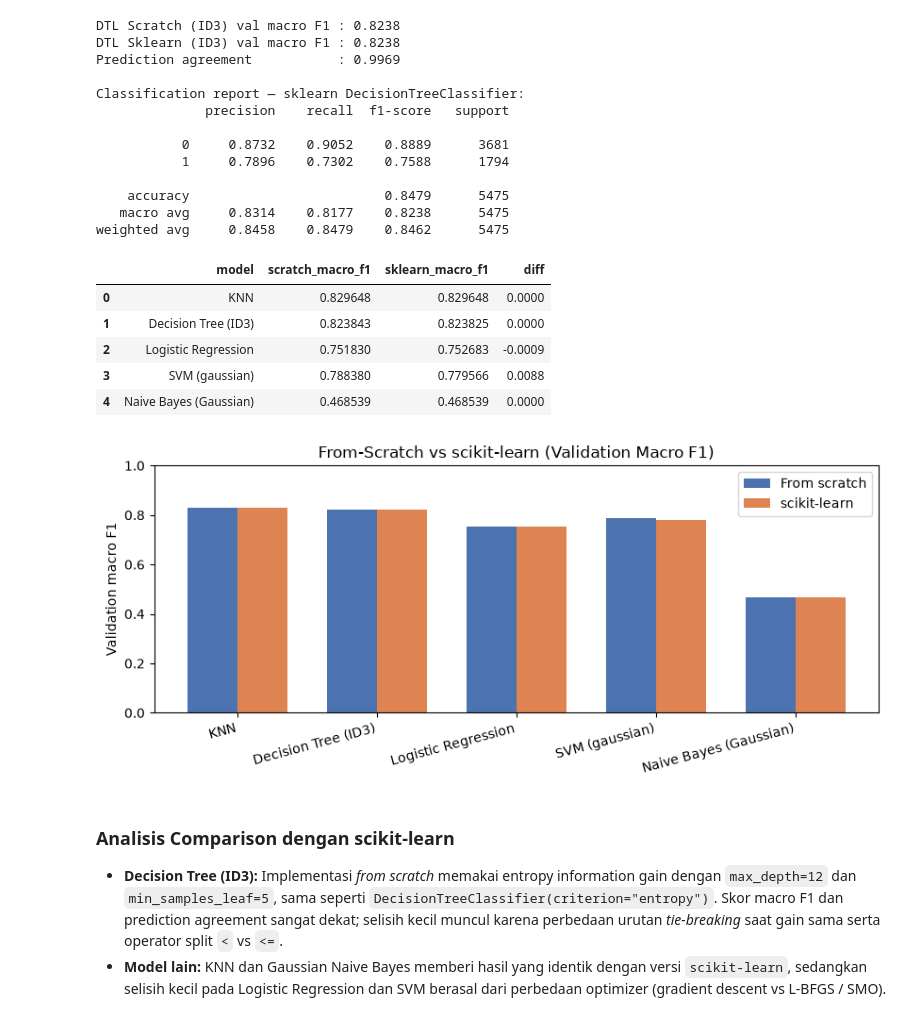
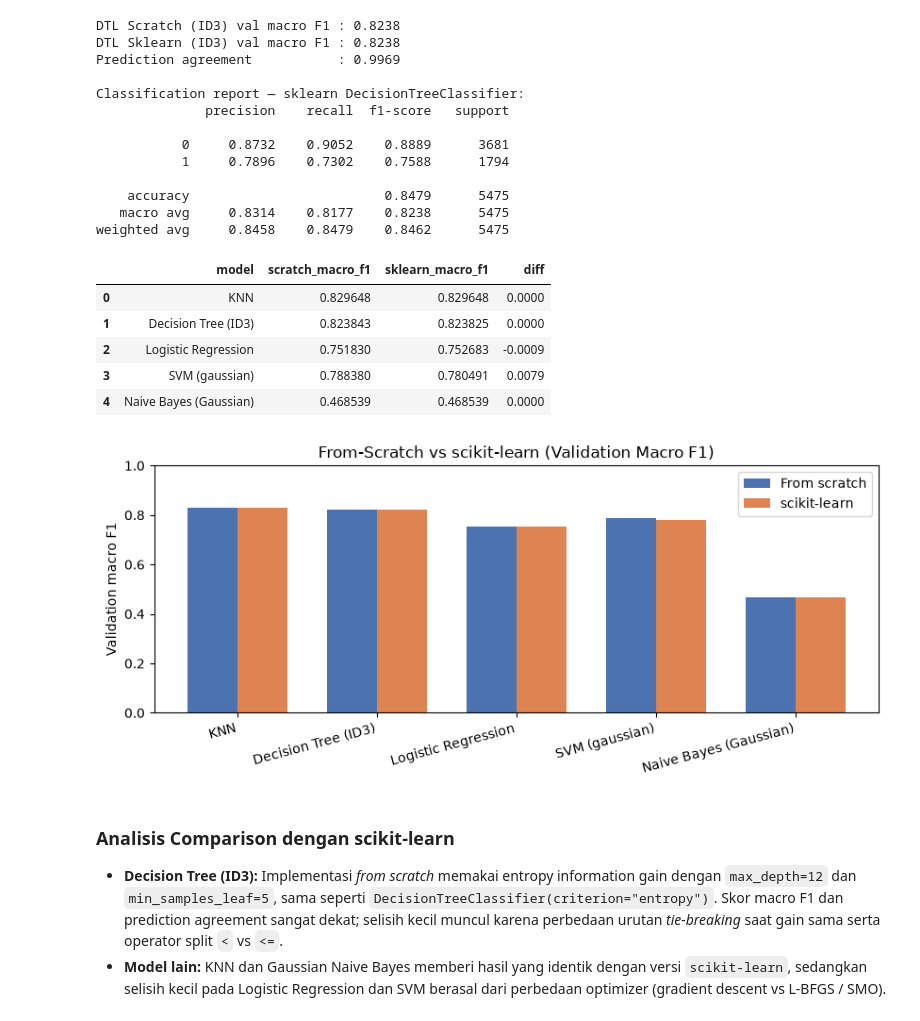
Before and after one commit to Ahmad-FP/IF3170_G30_AnthropicHire, a Jupyter notebook: notebooks/00_main_pipeline.ipynb, the cells around one changed output. Cells and saved outputs as stored; diff of their text form; code cells hidden in the pictures.

Commit message:
fix: make SVM comparison train on identical rows and hyperparameters

```diff
--- a/notebooks/00_main_pipeline.ipynb
+++ b/notebooks/00_main_pipeline.ipynb
@@ -937,11 +937,15 @@ from sklearn.svm import LinearSVC, SVC
 
 sk_lr = SkLogisticRegression(max_iter=1000, class_weight="balanced", random_state=CFG.SEED).fit(X_train, y_train)
 if best_kernel == "linear":
-    sk_svm = LinearSVC(C=1.0, random_state=CFG.SEED).fit(X_train, y_train)
-elif best_kernel == "polynomial":
-    sk_svm = SVC(kernel="poly", degree=3, coef0=1.0, gamma=0.1, C=1.0, random_state=CFG.SEED).fit(X_train[:2000], y_train[:2000])
+    sk_svm = LinearSVC(loss="hinge", C=1.0, random_state=CFG.SEED).fit(X_train, y_train)
 else:
-    sk_svm = SVC(kernel="rbf", gamma=0.15, C=1.0, random_state=CFG.SEED).fit(X_train[:2000], y_train[:2000])
+    # Samakan baris latih dengan versi scratch (subsample stratified, bukan 2.000 baris pertama).
+    _scratch = svm_models[best_kernel]
+    _, _, _idx = _scratch._subsample(X_train, y_train, _scratch.max_samples)
+    if best_kernel == "polynomial":
+        sk_svm = SVC(kernel="poly", degree=3, coef0=1.0, gamma=0.1, C=1.0, random_state=CFG.SEED).fit(X_train[_idx], y_train[_idx])
+    else:
+        sk_svm = SVC(kernel="rbf", gamma=0.15, C=1.0, random_state=CFG.SEED).fit(X_train[_idx], y_train[_idx])
 sk_gnb = GaussianNB().fit(X_train, y_train)
 
 all_cmp = pd.DataFrame([
@@ -963,34 +967,34 @@ all_cmp = pd.DataFrame([
     {
         "model": f"SVM ({best_kernel})",
         "scratch_macro_f1": f1_score(y_val, best_pred, average="macro"),
         "sklearn_macro_f1": f1_score(y_val, sk_svm.predict(X_val), average="macro"),
     },
     {
         "model": "Naive Bayes (Gaussian)",
         "scratch_macro_f1": f1_score(y_val, gnb.predict(X_val), average="macro"),
         "sklearn_macro_f1": f1_score(y_val, sk_gnb.predict(X_val), average="macro"),
     },
 ])
 all_cmp["diff"] = (all_cmp["scratch_macro_f1"] - all_cmp["sklearn_macro_f1"]).round(4)
 display(all_cmp)
 
 x = np.arange(len(all_cmp))
 plt.figure(figsize=(8.5, 3.8))
 plt.bar(x - 0.18, all_cmp["scratch_macro_f1"], 0.36, label="From scratch", color="#4C72B0")
 plt.bar(x + 0.18, all_cmp["sklearn_macro_f1"], 0.36, label="scikit-learn", color="#DD8452")
 plt.xticks(x, all_cmp["model"], rotation=15, ha="right")
 plt.ylim(0, 1)
 plt.ylabel("Validation macro F1")
 plt.title("From-Scratch vs scikit-learn (Validation Macro F1)")
 plt.legend()
 plt.tight_layout()
 plt.show()
 # %% [output]
 |  | model | scratch_macro_f1 | sklearn_macro_f1 | diff |
 | 0 | KNN | 0.829648 | 0.829648 | 0.0000 |
 | 1 | Decision Tree (ID3) | 0.823843 | 0.823825 | 0.0000 |
 | 2 | Logistic Regression | 0.751830 | 0.752683 | -0.0009 |
-| 3 | SVM (gaussian) | 0.788380 | 0.779566 | 0.0088 |
+| 3 | SVM (gaussian) | 0.788380 | 0.780491 | 0.0079 |
 | 4 | Naive Bayes (Gaussian) | 0.468539 | 0.468539 | 0.0000 |
 [figure]
 # %% [markdown]
```
Also changed, not shown: parts of 3 cells of this notebook, 1 other file.
